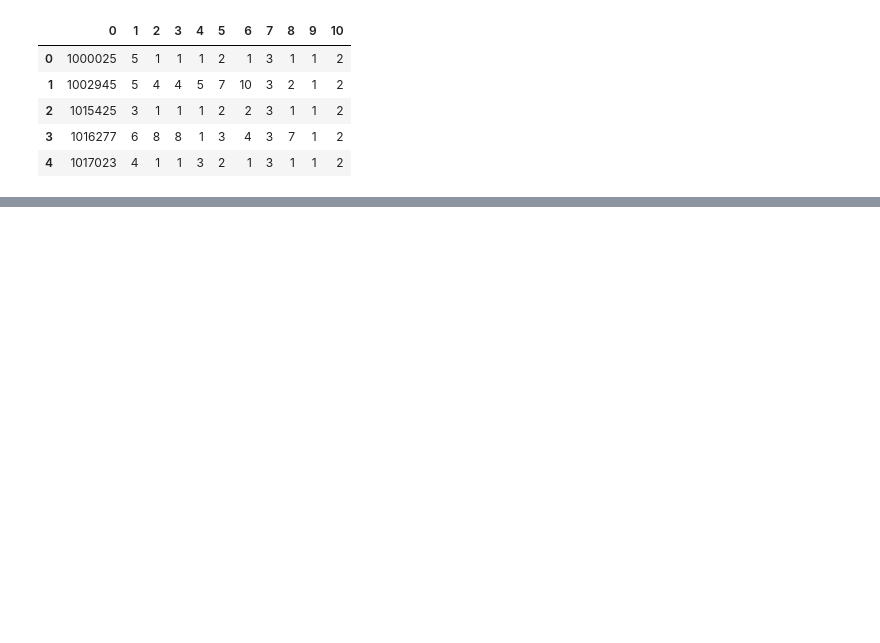
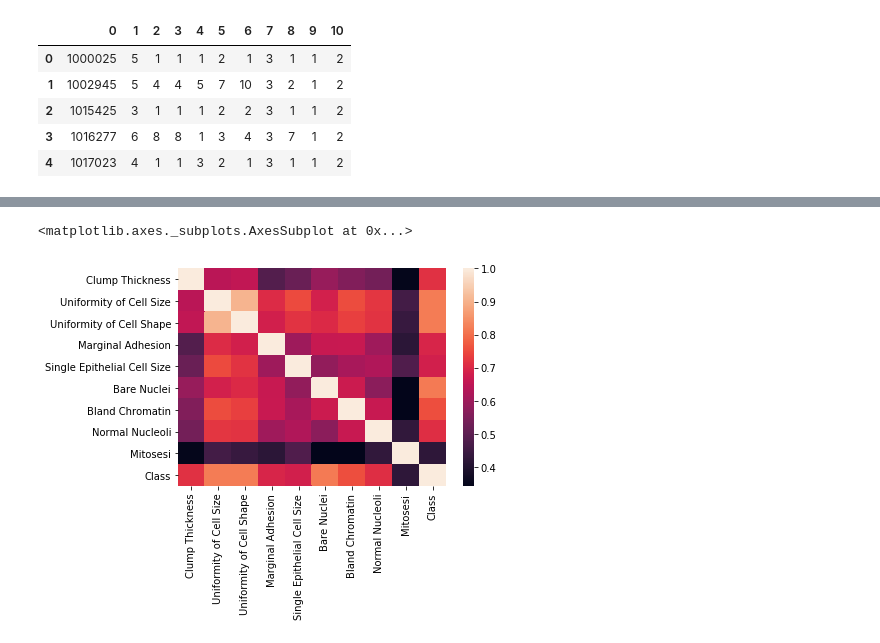
Before and after one commit to Faithie30/PREDICT-BREAST-CANCER, a Jupyter notebook: Breast Cancer Prediction.ipynb, the cells around one changed output, grey strips where cells are left out. Drawn from its saved outputs; the diff is of its cells as text; code cells hidden in the pictures; blank space fills up the shorter version.

```diff
--- a/Breast Cancer Prediction.ipynb
+++ b/Breast Cancer Prediction.ipynb
@@ -60,4 +32,0 @@ dtype: int64
-# %%
-for col in df.columns:
-    if df[col].dtypes == 'object':
-        df = df.fillna(df[col].value_counts().index[6])
@@ -71,0 +49,6 @@ ValueError: could not convert string to float: '?'
+# %%
+# converting the non integer values to integers
+df["Bare Nuclei"] = df["Bare Nuclei"].replace("?", 0)
+df["Bare Nuclei"] = df["Bare Nuclei"].astype("int64")
+
+df.info()
@@ -71,0 +72,11 @@ ValueError: could not convert string to float: '?'
+# %%
+# Drop the ID and Class and convert the DataFrame to a NumPy array
+df = df.drop(columns = df.columns[0], axis=1)
+df.describe()
+df.tail(1)
+# %%
+# Feature selection for model
+sns.heatmap(df.corr())
+# %% [output]
+<matplotlib.axes._subplots.AxesSubplot at 0x...>
+[figure, added]
```
Also changed, not shown: parts of 17 cells of this notebook.
